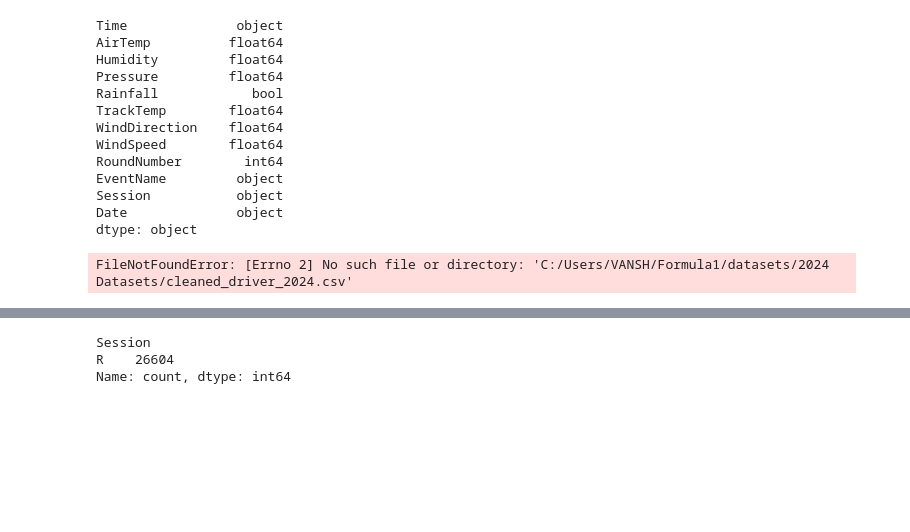
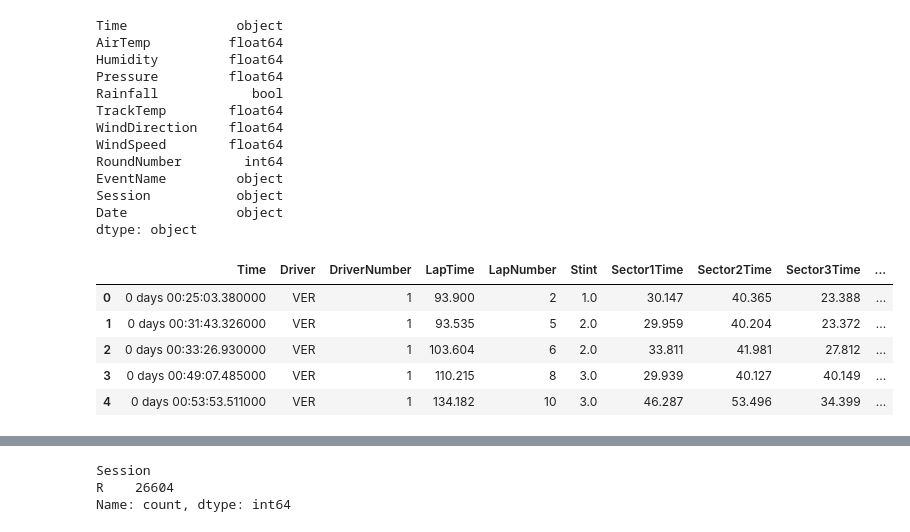
Before and after one commit to UsualSuspect09/F1-Race-Strat-Engine, a Jupyter notebook: notebooks/2024_data_processing.ipynb, the cells around one changed output, grey strips where cells are left out. Saved outputs shown, nothing was run; the diff lists cells and outputs as text; code cells hidden in the pictures; blank space fills up the shorter version.

Commit message:
Building 2024 stint data

```diff
--- a/notebooks/2024_data_processing.ipynb
+++ b/notebooks/2024_data_processing.ipynb
@@ -79,10 +79,15 @@ Session           object
 Date              object
 dtype: object
 # %%
-driver_df_2024 = pd.read_csv("C:/Users/VANSH/Formula1/datasets/2024 Datasets/cleaned_driver_2024.csv")
+driver_df_2024 = pd.read_csv("C:/Users/VANSH/Formula1/datasets/2024/cleaned_driver_2024.csv")
 driver_df_2024.head(5)
 # %% [output]
-FileNotFoundError: [Errno 2] No such file or directory: 'C:/Users/VANSH/Formula1/datasets/2024 Datasets/cleaned_driver_2024.csv'
+|  | Time | Driver | DriverNumber | LapTime | LapNumber | Stint | Sector1Time | Sector2Time | Sector3Time | ... |
+| 0 | 0 days 00:25:03.380000 | VER | 1 | 93.900 | 2 | 1.0 | 30.147 | 40.365 | 23.388 | ... |
+| 1 | 0 days 00:31:43.326000 | VER | 1 | 93.535 | 5 | 2.0 | 29.959 | 40.204 | 23.372 | ... |
+| 2 | 0 days 00:33:26.930000 | VER | 1 | 103.604 | 6 | 2.0 | 33.811 | 41.981 | 27.812 | ... |
+| 3 | 0 days 00:49:07.485000 | VER | 1 | 110.215 | 8 | 3.0 | 29.939 | 40.127 | 40.149 | ... |
+| 4 | 0 days 00:53:53.511000 | VER | 1 | 134.182 | 10 | 3.0 | 46.287 | 53.496 | 34.399 | ... |
 # %%
 driver_df_2024_raw = pd.read_csv("C:/Users/VANSH/Formula1/datasets/2024 Datasets/raw_driver_2024.csv")
 driver_df_2024_raw.head(5)
```
Also changed, not shown: parts of 4 cells of this notebook, 1 other file.
